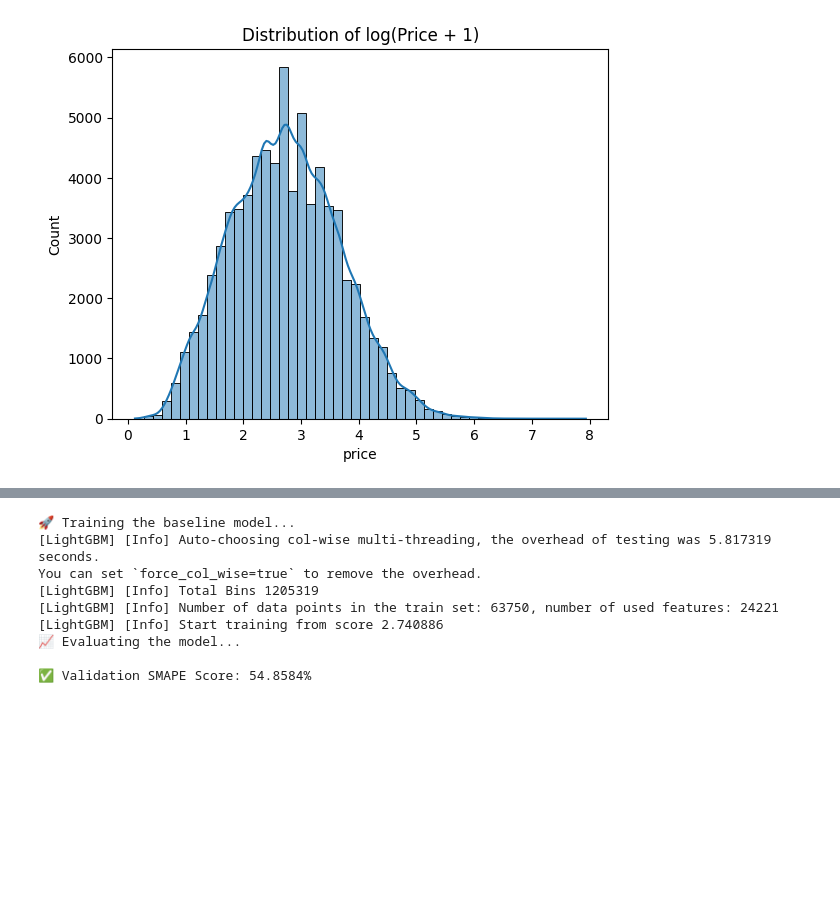
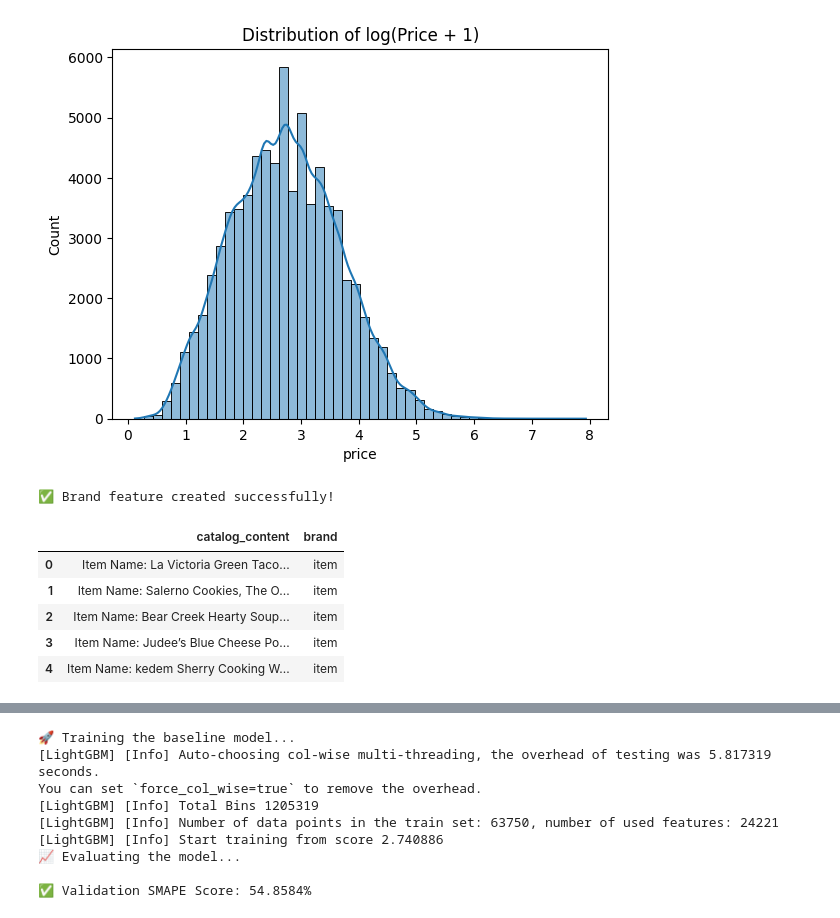
Before and after one commit to manishaagangadevi/price-prediction, a Jupyter notebook: notebooks/01_EDA_and_Baseline.ipynb, the cells around one changed output, grey strips where cells are left out. Saved outputs shown, nothing was run; the diff lists cells and outputs as text; code cells hidden in the pictures; blank space fills up the shorter version.

```diff
--- a/notebooks/01_EDA_and_Baseline.ipynb
+++ b/notebooks/01_EDA_and_Baseline.ipynb
@@ -3,22 +3,24 @@ import pandas as pd
 import numpy as np
 import matplotlib.pyplot as plt
 import seaborn as sns
-import os # Import the 'os' library to check our location
+import os
 
-# Let's see where Python is currently "standing"
-print(f"Current Working Directory: {os.getcwd()}")
+# This code is smarter. It checks for the correct path.
+train_path_option1 = 'data/train.csv'
+train_path_option2 = '../data/train.csv'
 
-# The correct path from the main project folder is direct
-train_path = 'data/train.csv'
-test_path = 'data/test.csv'
+if os.path.exists(train_path_option1):
+    train_path = train_path_option1
+    test_path = 'data/test.csv'
+else:
+    train_path = train_path_option2
+    test_path = '../data/test.csv'
 
-print(f"Attempting to load file from: {train_path}")
+print(f"✅ Found data at: {train_path}")
 
 # Load the data
 train_df = pd.read_csv(train_path)
 test_df = pd.read_csv(test_path)
-
-print("\n✅ Success! Data loaded correctly.")
 
 print("\n--- Training Data Info ---")
 train_df.info()
@@ -65,3 +64,30 @@ plt.show()
 # %% [output]
 [figure]
 [figure]
+# %%
+import re
+
+def extract_brand(text):
+    if not isinstance(text, str) or len(text) == 0:
+        return "unknown"
+    # A simple way to guess the brand is to take the first word.
+    return text.split()[0].lower()
+
+# Create the 'brand' column
+train_df['brand'] = train_df['catalog_content'].apply(extract_brand)
+test_df['brand'] = test_df['catalog_content'].apply(extract_brand)
+
+# Tell pandas that 'brand' is a categorical feature
+train_df['brand'] = train_df['brand'].astype('category')
+test_df['brand'] = test_df['brand'].astype('category')
+
+print("✅ Brand feature created successfully!")
+display(train_df[['catalog_content', 'brand']].head())
+# %% [output]
+✅ Brand feature created successfully!
+|  | catalog_content | brand |
+| 0 | Item Name: La Victoria Green Taco... | item |
+| 1 | Item Name: Salerno Cookies, The O... | item |
+| 2 | Item Name: Bear Creek Hearty Soup... | item |
+| 3 | Item Name: Judee’s Blue Cheese Po... | item |
+| 4 | Item Name: kedem Sherry Cooking W... | item |
```
Also changed, not shown: parts of 6 cells of this notebook.
